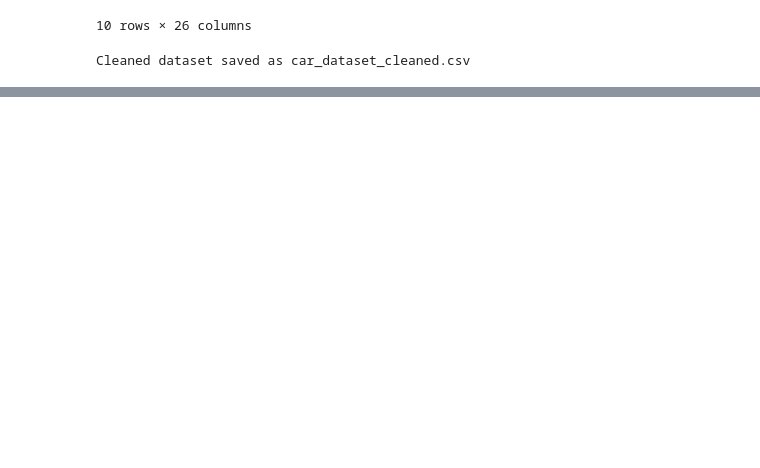
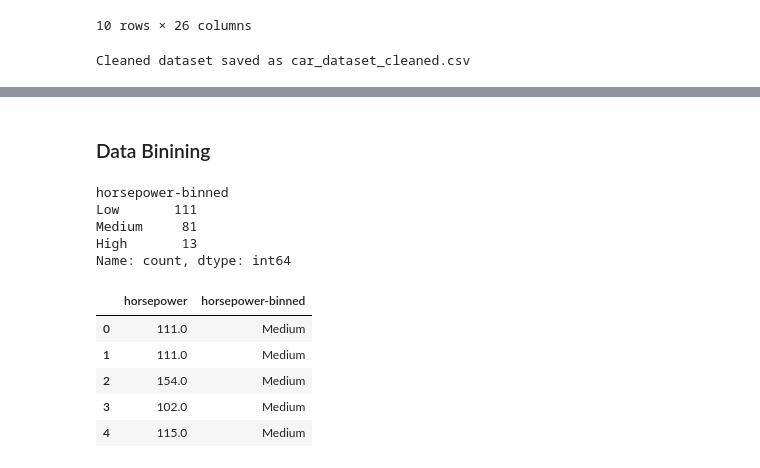
Before and after one commit to AfzalSurti/ML, a Jupyter notebook: Data_Cleaning.ipynb, the cells around one changed output, grey strips where cells are left out. Drawn from its saved outputs; the diff is of its cells as text; code cells hidden in the pictures; blank space fills up the shorter version.

```diff
--- a/Data_Cleaning.ipynb
+++ b/Data_Cleaning.ipynb
@@ -195,0 +235,22 @@ Cleaned dataset saved as car_dataset_cleaned.csv
+# %% [markdown]
+### Data Binining
+# %%
+bins = [df["horsepower"].min() - 1, 100, 175, df["horsepower"].max() + 1]
+labels = ["Low", "Medium", "High"]
+
+df["horsepower-binned"] = pd.cut(df["horsepower"], bins=bins, labels=labels)
+
+print(df["horsepower-binned"].value_counts())
+df[["horsepower", "horsepower-binned"]].head()
+# %% [output]
+horsepower-binned
+Low       111
+Medium     81
+High       13
+Name: count, dtype: int64
+|  | horsepower | horsepower-binned |
+| 0 | 111.0 | Medium |
+| 1 | 111.0 | Medium |
+| 2 | 154.0 | Medium |
+| 3 | 102.0 | Medium |
+| 4 | 115.0 | Medium |
```
Also changed, not shown: parts of 11 cells of this notebook, 4 other files.
